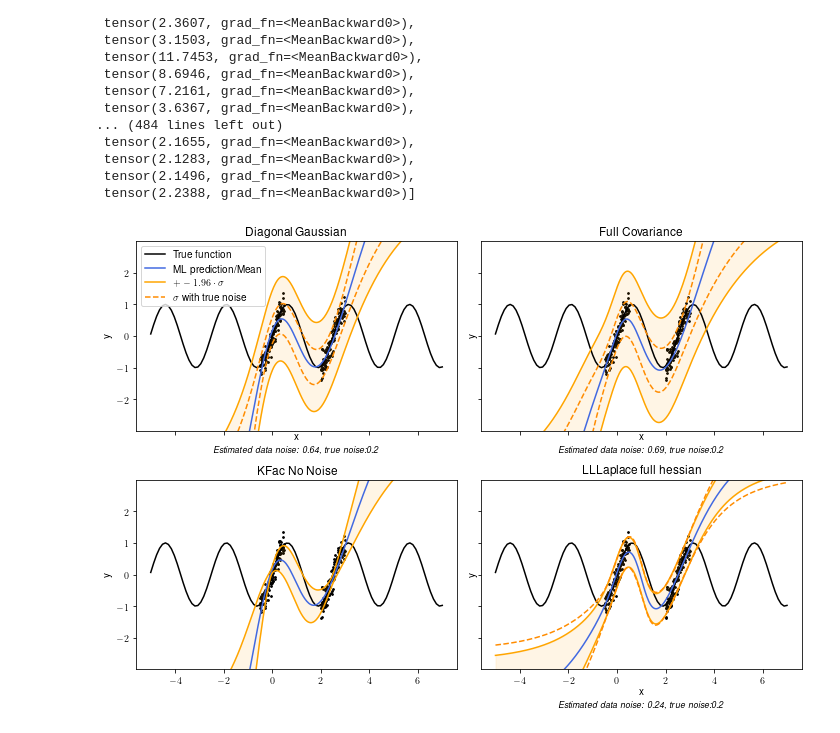
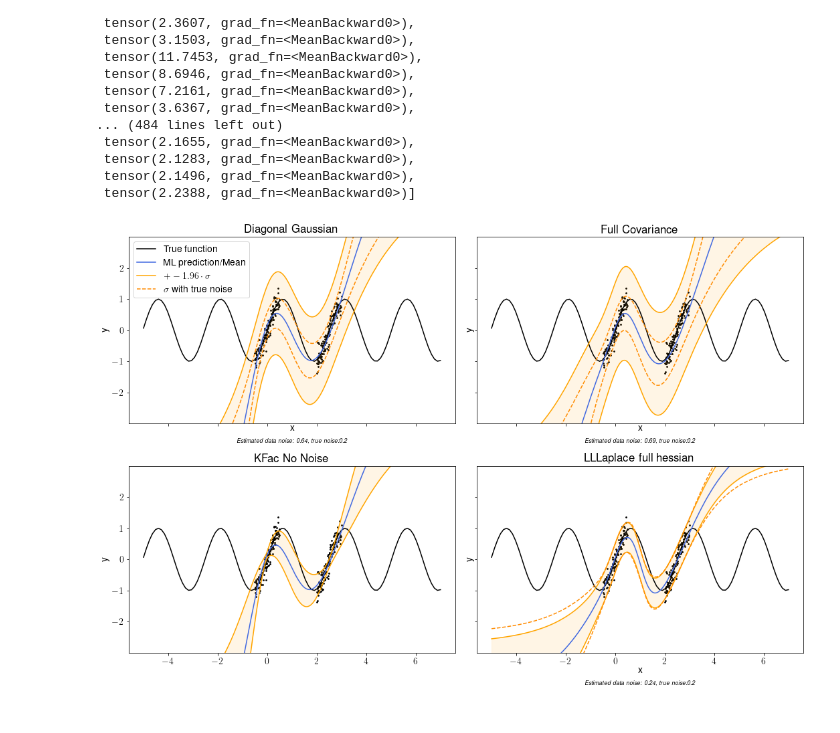
Before and after one commit to philippvb/ResearchProjectLLVI, a Jupyter notebook: BasicExample/experiments/Regression/RegressionPresentation.ipynb, the cells around one changed output. Saved outputs shown, nothing was run; the diff lists cells and outputs as text; code cells hidden in the pictures.

```diff
--- a/BasicExample/experiments/Regression/RegressionPresentation.ipynb
+++ b/BasicExample/experiments/Regression/RegressionPresentation.ipynb
@@ -10,7 +10,7 @@ from torch.nn import functional as F
 from matplotlib import pyplot as plt
 plt.rcParams.update({
     "text.usetex": True,
-    "font.size": 22,
+    "font.size": 14,
     "font.family": "sans-serif",
     "font.sans-serif": ["Helvetica"]})
 
@@ -215,11 +215,11 @@ for i in tqdm(range(300)):
 axs_flat[-1].clear()
 test_model(la, axs_flat[-1], laplace=True)
 # %%
-fig.set_figheight(7)
-fig.set_figwidth(10)
+fig.set_figheight(10)
+fig.set_figwidth(15)
 axs_flat[0].legend()
 fig.tight_layout()
-fig.savefig(f"/Users/philippvonbachmann/Documents/University/ResearchProject/ResearchProjectLLVI/presentations/shortpresentation_13_11/images/Regression/kernel_comparison.jpg")
+fig.savefig(f"/Users/philippvonbachmann/Documents/University/ResearchProject/ResearchProjectLLVI/presentations/shortpresentation_13_11/images/Regression/kernel_comparison_2.jpg")
 fig
 # %% [output]
-[figure, old version]
+[figure, new version]
```
Also changed, not shown: parts of 2 cells of this notebook, 5 other files.
